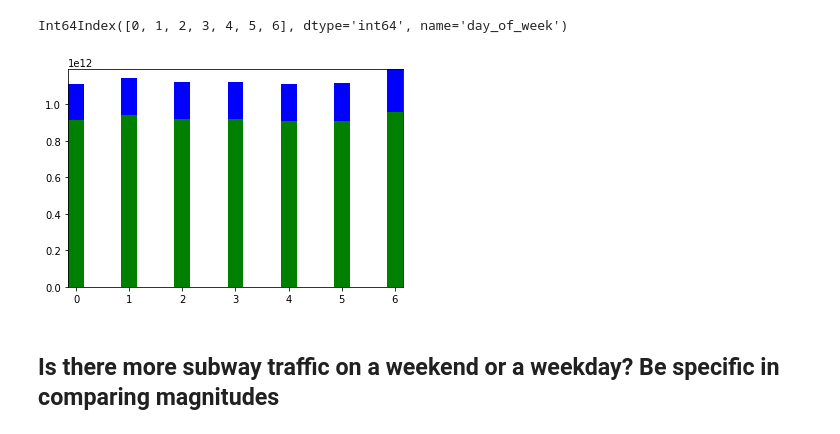
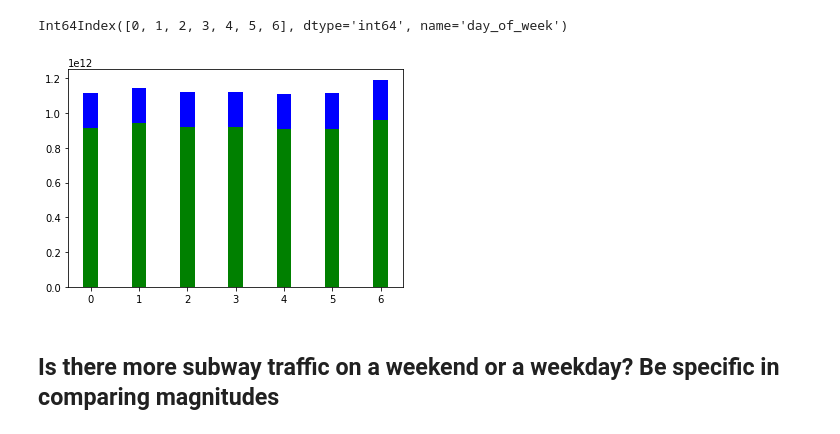
Before and after one commit to ortsed/dsc-pandas-series-and-dataframes-lab-dc-ds-career-042219, a Jupyter notebook: index.ipynb, the cells around one changed output. Cells and saved outputs as stored; diff of their text form; code cells hidden in the pictures.

```diff
--- a/index.ipynb
+++ b/index.ipynb
@@ -128,10 +128,10 @@ Int64Index([0, 1, 2, 3, 4, 5, 6], dtype='int64', name='day_of_week')
 # %%
 ax = plt.subplot(111)
 p1 = ax.bar(entries.index, entries['entries'], color="b", width=.3, align='center')
 p2 = ax.bar(entries.index, entries['exits'], color="g", width=.3, align='center')
-ax.autoscale(tight=True)
+ax.autoscale()
 # %% [output]
-[figure, old version]
+[figure, new version]
 # %% [markdown]
 ## Is there more subway traffic on a weekend or a weekday?    Be specific in comparing magnitudes
 # %%
```
